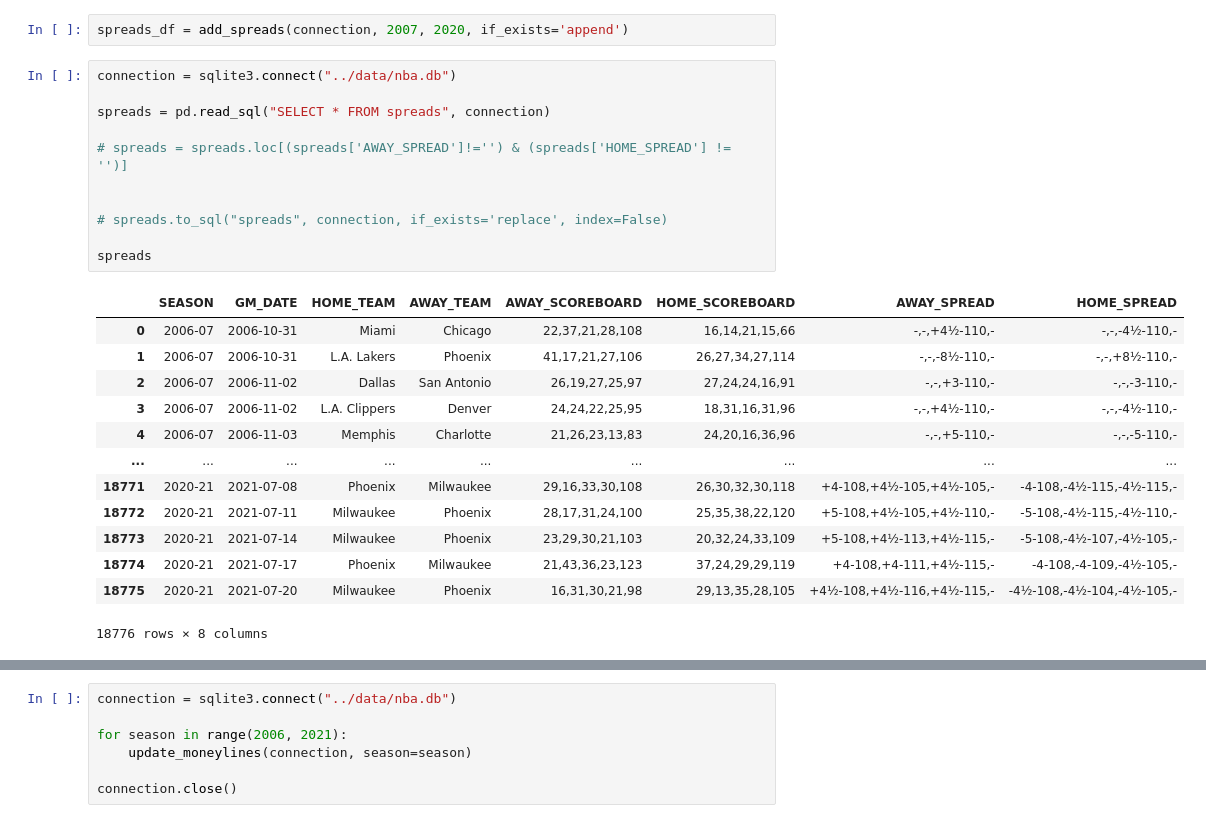
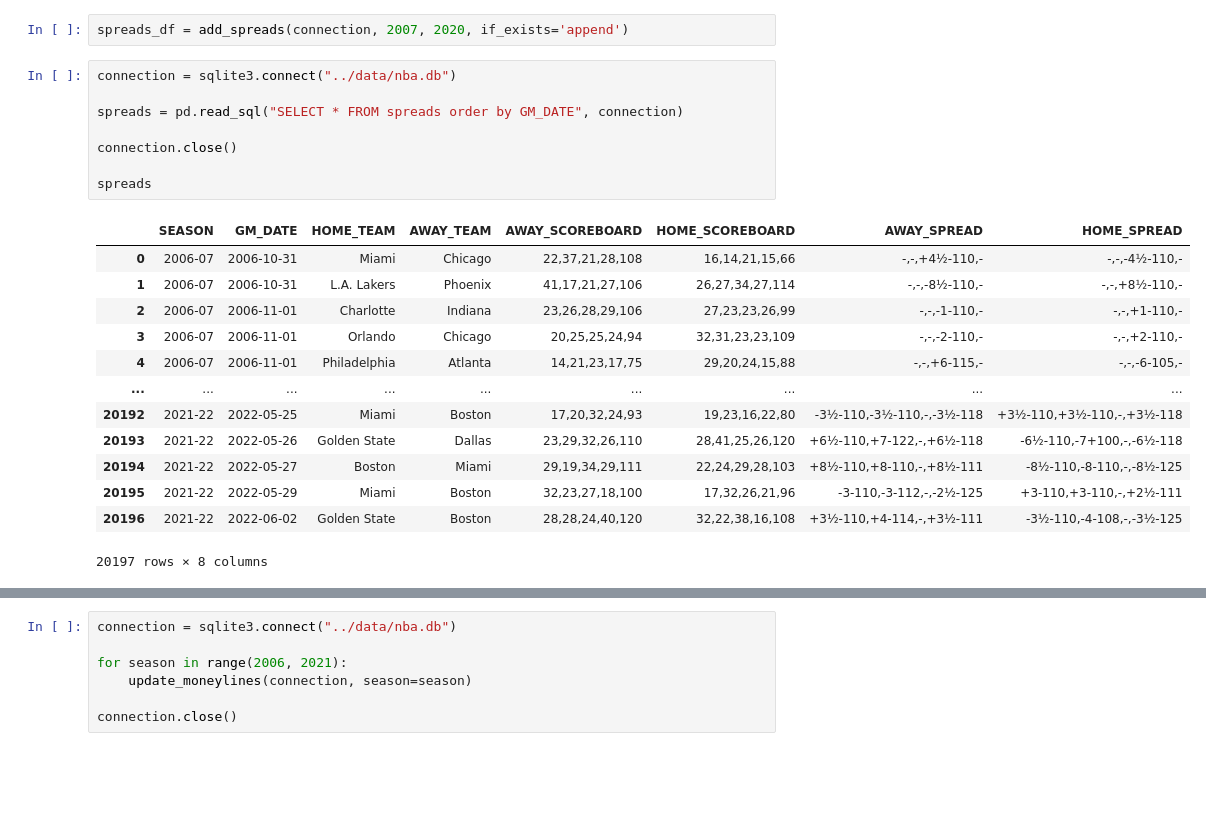
Before and after one commit to jnish23/NBA_Model_V2, a Jupyter notebook: notebooks/Scraping_Betting_Lines_Selenium.ipynb, the cells around one changed output, grey strips where cells are left out. Drawn from its saved outputs; the diff is of its cells as text; blank space fills up the shorter version.

```diff
--- a/notebooks/Scraping_Betting_Lines_Selenium.ipynb
+++ b/notebooks/Scraping_Betting_Lines_Selenium.ipynb
@@ -423,28 +425,25 @@ spreads_df = add_spreads(connection, 2007, 2020, if_exists='append')
 # %%
 connection = sqlite3.connect("../data/nba.db")
 
-spreads = pd.read_sql("SELECT * FROM spreads", connection)
+spreads = pd.read_sql("SELECT * FROM spreads order by GM_DATE", connection)
 
-# spreads = spreads.loc[(spreads['AWAY_SPREAD']!='') & (spreads['HOME_SPREAD'] != '')]
-
-
-# spreads.to_sql("spreads", connection, if_exists='replace', index=False)
+connection.close()
 
 spreads
 # %% [output]
 |  | SEASON | GM_DATE | HOME_TEAM | AWAY_TEAM | AWAY_SCOREBOARD | HOME_SCOREBOARD | AWAY_SPREAD | HOME_SPREAD |
 | 0 | 2006-07 | 2006-10-31 | Miami | Chicago | 22,37,21,28,108 | 16,14,21,15,66 | -,-,+4½-110,- | -,-,-4½-110,- |
 | 1 | 2006-07 | 2006-10-31 | L.A. Lakers | Phoenix | 41,17,21,27,106 | 26,27,34,27,114 | -,-,-8½-110,- | -,-,+8½-110,- |
-| 2 | 2006-07 | 2006-11-02 | Dallas | San Antonio | 26,19,27,25,97 | 27,24,24,16,91 | -,-,+3-110,- | -,-,-3-110,- |
-| 3 | 2006-07 | 2006-11-02 | L.A. Clippers | Denver | 24,24,22,25,95 | 18,31,16,31,96 | -,-,+4½-110,- | -,-,-4½-110,- |
-| 4 | 2006-07 | 2006-11-03 | Memphis | Charlotte | 21,26,23,13,83 | 24,20,16,36,96 | -,-,+5-110,- | -,-,-5-110,- |
+| 2 | 2006-07 | 2006-11-01 | Charlotte | Indiana | 23,26,28,29,106 | 27,23,23,26,99 | -,-,-1-110,- | -,-,+1-110,- |
+| 3 | 2006-07 | 2006-11-01 | Orlando | Chicago | 20,25,25,24,94 | 32,31,23,23,109 | -,-,-2-110,- | -,-,+2-110,- |
+| 4 | 2006-07 | 2006-11-01 | Philadelphia | Atlanta | 14,21,23,17,75 | 29,20,24,15,88 | -,-,+6-115,- | -,-,-6-105,- |
 | ... | ... | ... | ... | ... | ... | ... | ... | ... |
-| 18771 | 2020-21 | 2021-07-08 | Phoenix | Milwaukee | 29,16,33,30,108 | 26,30,32,30,118 | +4-108,+4½-105,+4½-105,- | -4-108,-4½-115,-4½-115,- |
-| 18772 | 2020-21 | 2021-07-11 | Milwaukee | Phoenix | 28,17,31,24,100 | 25,35,38,22,120 | +5-108,+4½-105,+4½-110,- | -5-108,-4½-115,-4½-110,- |
-| 18773 | 2020-21 | 2021-07-14 | Milwaukee | Phoenix | 23,29,30,21,103 | 20,32,24,33,109 | +5-108,+4½-113,+4½-115,- | -5-108,-4½-107,-4½-105,- |
-| 18774 | 2020-21 | 2021-07-17 | Phoenix | Milwaukee | 21,43,36,23,123 | 37,24,29,29,119 | +4-108,+4-111,+4½-115,- | -4-108,-4-109,-4½-105,- |
-| 18775 | 2020-21 | 2021-07-20 | Milwaukee | Phoenix | 16,31,30,21,98 | 29,13,35,28,105 | +4½-108,+4½-116,+4½-115,- | -4½-108,-4½-104,-4½-105,- |
+| 20192 | 2021-22 | 2022-05-25 | Miami | Boston | 17,20,32,24,93 | 19,23,16,22,80 | -3½-110,-3½-110,-,-3½-118 | +3½-110,+3½-110,-,+3½-118 |
+| 20193 | 2021-22 | 2022-05-26 | Golden State | Dallas | 23,29,32,26,110 | 28,41,25,26,120 | +6½-110,+7-122,-,+6½-118 | -6½-110,-7+100,-,-6½-118 |
+| 20194 | 2021-22 | 2022-05-27 | Boston | Miami | 29,19,34,29,111 | 22,24,29,28,103 | +8½-110,+8-110,-,+8½-111 | -8½-110,-8-110,-,-8½-125 |
+| 20195 | 2021-22 | 2022-05-29 | Miami | Boston | 32,23,27,18,100 | 17,32,26,21,96 | -3-110,-3-112,-,-2½-125 | +3-110,+3-110,-,+2½-111 |
+| 20196 | 2021-22 | 2022-06-02 | Golden State | Boston | 28,28,24,40,120 | 32,22,38,16,108 | +3½-110,+4-114,-,+3½-111 | -3½-110,-4-108,-,-3½-125 |
-18776 rows × 8 columns
+20197 rows × 8 columns
 # %%
 def tables_in_sqlite_db(conn):
     cursor = conn.execute("SELECT name FROM sqlite_master WHERE type='table';")
```
Also changed, not shown: parts of 31 cells of this notebook, 2 other files.
